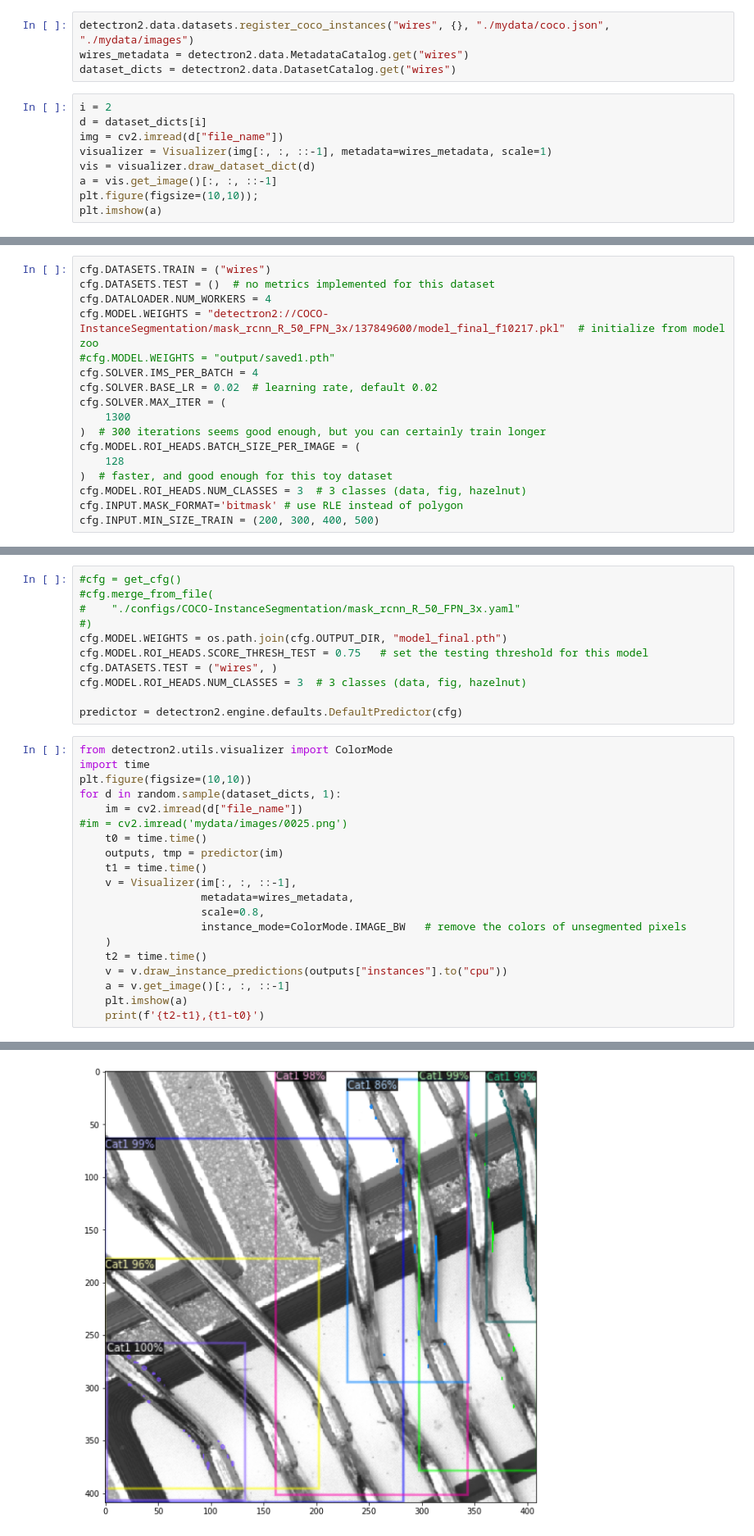
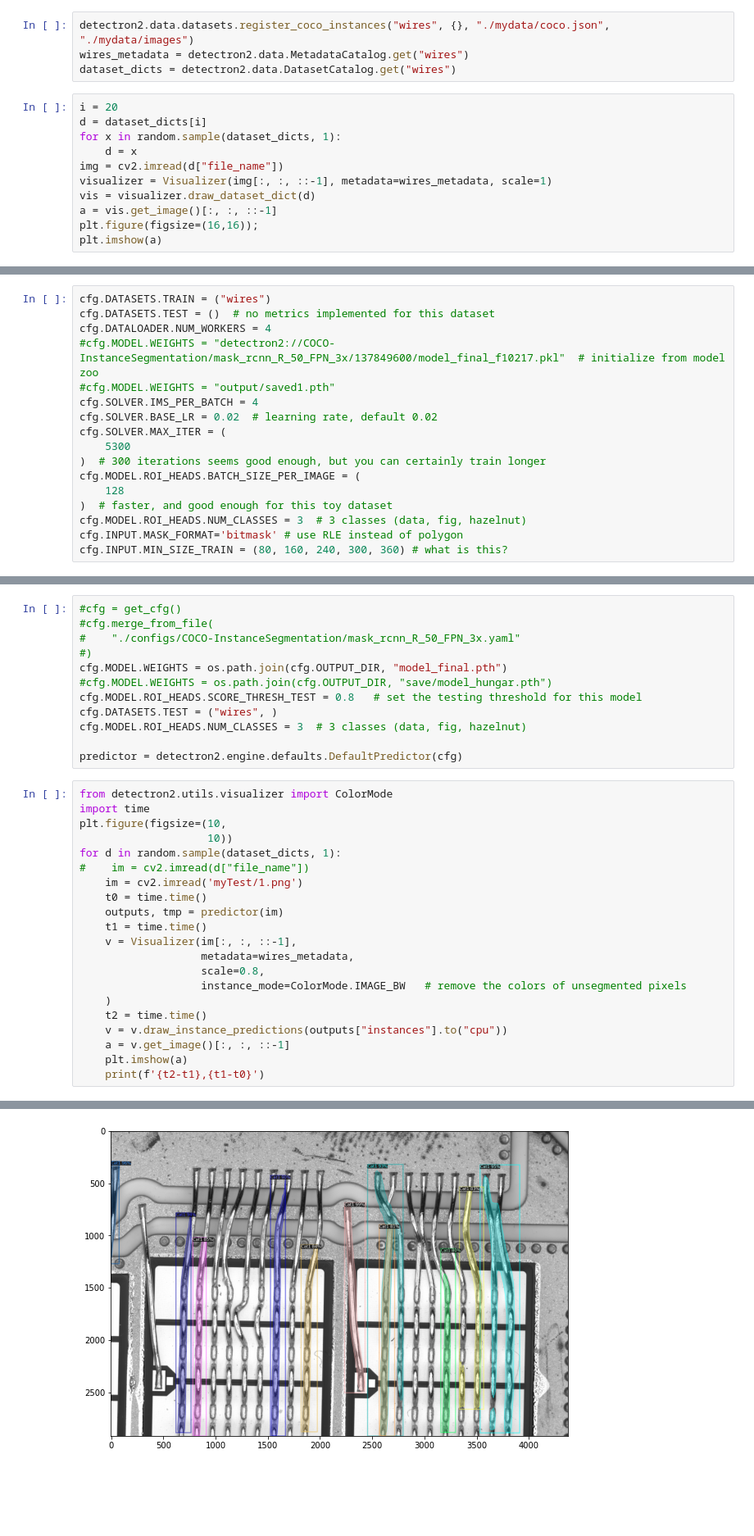
Before and after one commit to alzak4444/pyother, a Jupyter notebook: detectron2/custom_train.ipynb, the cells around one changed output, grey strips where cells are left out. Shown at 82% size. Cells and saved outputs as stored; diff of their text form; blank space fills up the shorter version.

```diff
--- a/detectron2/custom_train.ipynb
+++ b/detectron2/custom_train.ipynb
@@ -20,13 +20,15 @@ detectron2.data.datasets.register_coco_instances("wires", {}, "./mydata/coco.jso
 wires_metadata = detectron2.data.MetadataCatalog.get("wires")
 dataset_dicts = detectron2.data.DatasetCatalog.get("wires")
 # %%
-i = 2
+i = 20
 d = dataset_dicts[i]
+for x in random.sample(dataset_dicts, 1):
+    d = x
 img = cv2.imread(d["file_name"])
 visualizer = Visualizer(img[:, :, ::-1], metadata=wires_metadata, scale=1)
 vis = visualizer.draw_dataset_dict(d)
 a = vis.get_image()[:, :, ::-1]
-plt.figure(figsize=(10,10));
+plt.figure(figsize=(16,16));
 plt.imshow(a)
 # %% [output]
 <matplotlib.image.AxesImage at 0x...>
@@ -41,17 +43,17 @@ cfg.merge_from_file(
 cfg.DATASETS.TRAIN = ("wires")
 cfg.DATASETS.TEST = ()  # no metrics implemented for this dataset
 cfg.DATALOADER.NUM_WORKERS = 4
-cfg.MODEL.WEIGHTS = "detectron2://COCO-InstanceSegmentation/mask_rcnn_R_50_FPN_3x/137849600/model_final_f10217.pkl"  # initialize from model zoo
+#cfg.MODEL.WEIGHTS = "detectron2://COCO-InstanceSegmentation/mask_rcnn_R_50_FPN_3x/137849600/model_final_f10217.pkl"  # initialize from model zoo
 #cfg.MODEL.WEIGHTS = "output/saved1.pth"
 cfg.SOLVER.IMS_PER_BATCH = 4
 cfg.SOLVER.BASE_LR = 0.02  # learning rate, default 0.02
 cfg.SOLVER.MAX_ITER = (
-    1300
+    5300
 )  # 300 iterations seems good enough, but you can certainly train longer
 cfg.MODEL.ROI_HEADS.BATCH_SIZE_PER_IMAGE = (
     128
 )  # faster, and good enough for this toy dataset
 cfg.MODEL.ROI_HEADS.NUM_CLASSES = 3  # 3 classes (data, fig, hazelnut)
 cfg.INPUT.MASK_FORMAT='bitmask' # use RLE instead of polygon
-cfg.INPUT.MIN_SIZE_TRAIN = (200, 300, 400, 500)
+cfg.INPUT.MIN_SIZE_TRAIN = (80, 160, 240, 300, 360) # what is this?
 # %%
@@ -150,7 +110,8 @@ trainer.train()
 #    "./configs/COCO-InstanceSegmentation/mask_rcnn_R_50_FPN_3x.yaml"
 #)
 cfg.MODEL.WEIGHTS = os.path.join(cfg.OUTPUT_DIR, "model_final.pth")
-cfg.MODEL.ROI_HEADS.SCORE_THRESH_TEST = 0.75   # set the testing threshold for this model
+#cfg.MODEL.WEIGHTS = os.path.join(cfg.OUTPUT_DIR, "save/model_hungar.pth")
+cfg.MODEL.ROI_HEADS.SCORE_THRESH_TEST = 0.8   # set the testing threshold for this model
 cfg.DATASETS.TEST = ("wires", )
 cfg.MODEL.ROI_HEADS.NUM_CLASSES = 3  # 3 classes (data, fig, hazelnut)
 
@@ -158,10 +119,11 @@ predictor = detectron2.engine.defaults.DefaultPredictor(cfg)
 # %%
 from detectron2.utils.visualizer import ColorMode
 import time
-plt.figure(figsize=(10,10))
+plt.figure(figsize=(10,
+                    10))
 for d in random.sample(dataset_dicts, 1):
-    im = cv2.imread(d["file_name"])
-#im = cv2.imread('mydata/images/0025.png')
+#    im = cv2.imread(d["file_name"])
+    im = cv2.imread('myTest/1.png')
     t0 = time.time()
     outputs, tmp = predictor(im)
     t1 = time.time()
@@ -180 +142 @@ for d in random.sample(dataset_dicts, 1):
-[figure, old version]
+[figure, new version]
```
Also changed, not shown: parts of 8 cells of this notebook.
